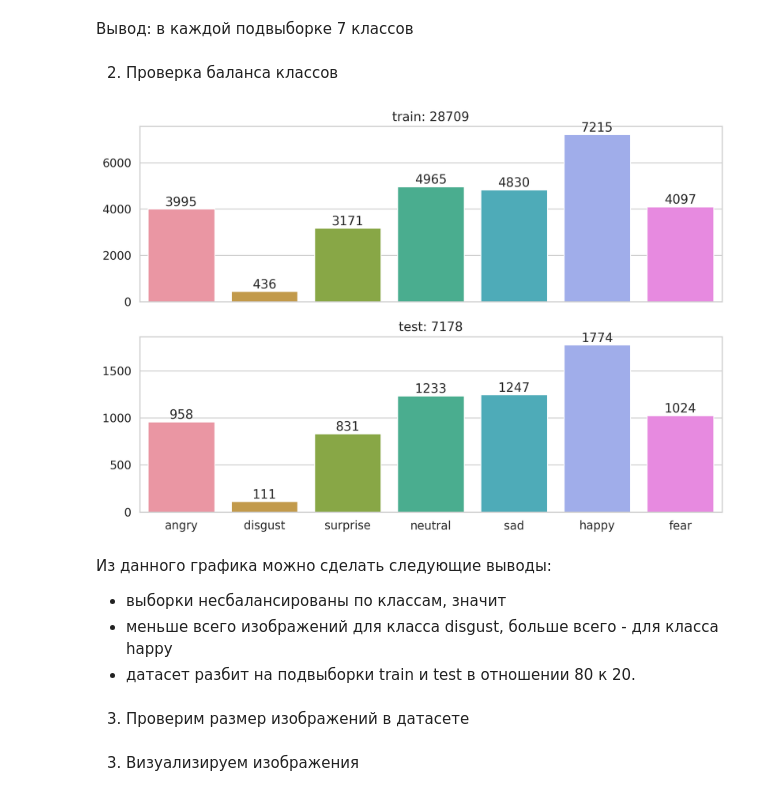
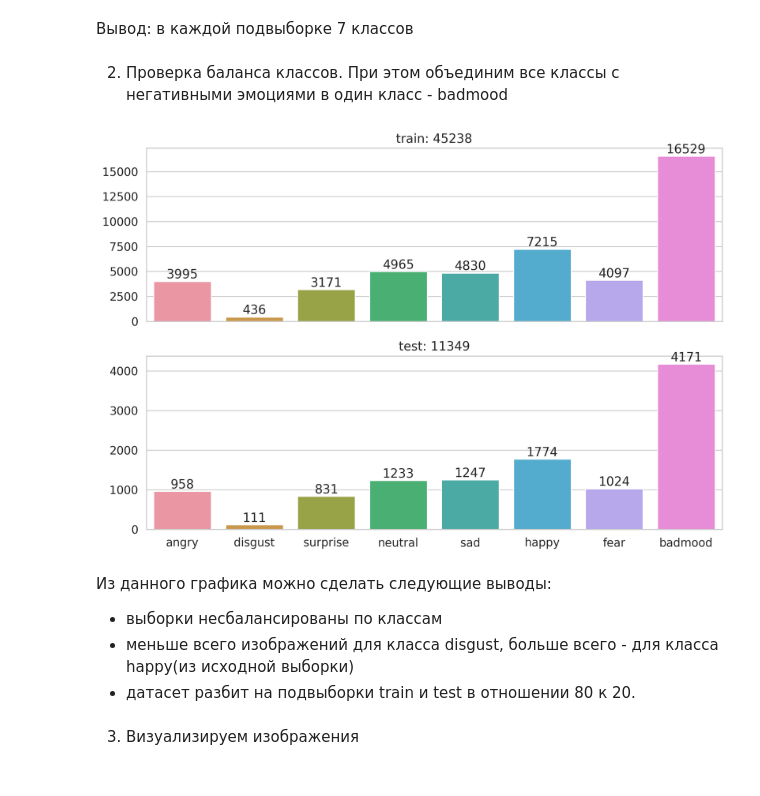
Before and after one commit to starminalush/emoscan_models, a Jupyter notebook: notebooks/fer2013_simple_EDA.ipynb, the cells around one changed output. Saved outputs shown, nothing was run; the diff lists cells and outputs as text; code cells hidden in the pictures.

Commit message:
add badmood class in visualization

```diff
--- a/notebooks/fer2013_simple_EDA.ipynb
+++ b/notebooks/fer2013_simple_EDA.ipynb
@@ -25,21 +26,20 @@ for sample in ['train', 'test']:
 # %% [markdown]
 Вывод: в каждой подвыборке 7 классов
 # %% [markdown]
-2. Проверка баланса классов
+2. Проверка баланса классов. При этом объединим все классы с негативными эмоциями в один класс - badmood
 # %%
 fig,ax = plt.subplots(2,1, figsize=(12,8), sharex=True)
 for i, sample in enumerate(['train', 'test']):
     sample_data  = {f.name: len([*f.iterdir()]) for f in (dataset_path / sample).rglob("*") if f.is_dir()}
+    sample_data['badmood'] = sample_data['angry'] + sample_data['disgust'] + sample_data['fear']  + sample_data['sad'] + sample_data['surprise']
     plt.sca(ax[i])
     sns_ax = sns.barplot(x=list(sample_data.keys()), y=list(sample_data.values()))
     sns_ax.bar_label(sns_ax.containers[0], fmt='%i')
     ax[i].set_title(f"{sample}: {sum(sample_data.values())}")
 # %% [output]
-[figure, old version]
+[figure, new version]
 # %% [markdown]
 Из данного графика можно сделать следующие выводы:
- - выборки несбалансированы по классам, значит
- - меньше всего изображений для класса disgust, больше всего  - для класса happy
+ - выборки несбалансированы по классам
+ - меньше всего изображений для класса disgust, больше всего  - для класса happy(из исходной выборки)
  - датасет разбит на подвыборки train и test в отношении 80 к 20.
-# %% [markdown]
-3. Проверим размер изображений в датасете
```
Also changed, not shown: parts of 4 cells of this notebook.
